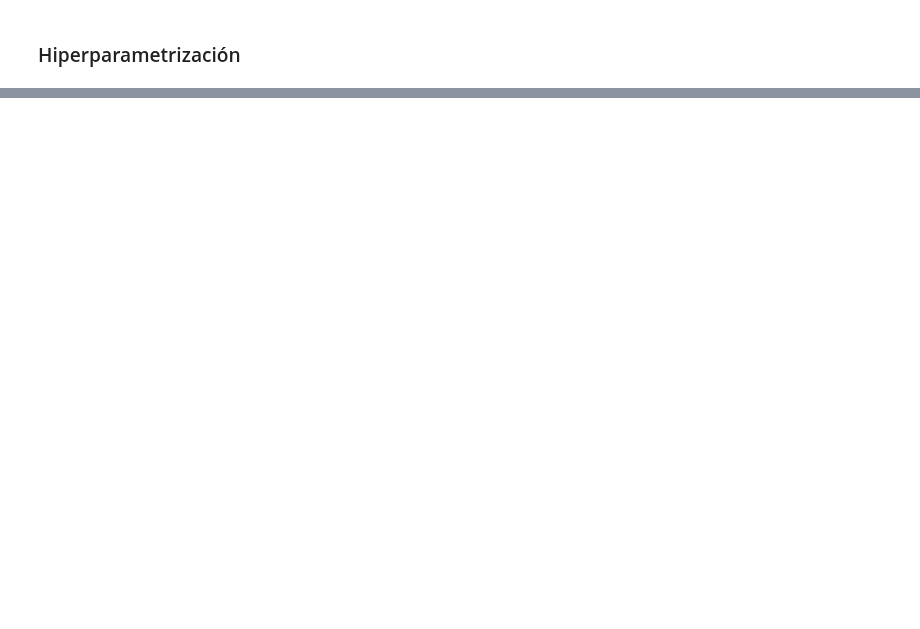
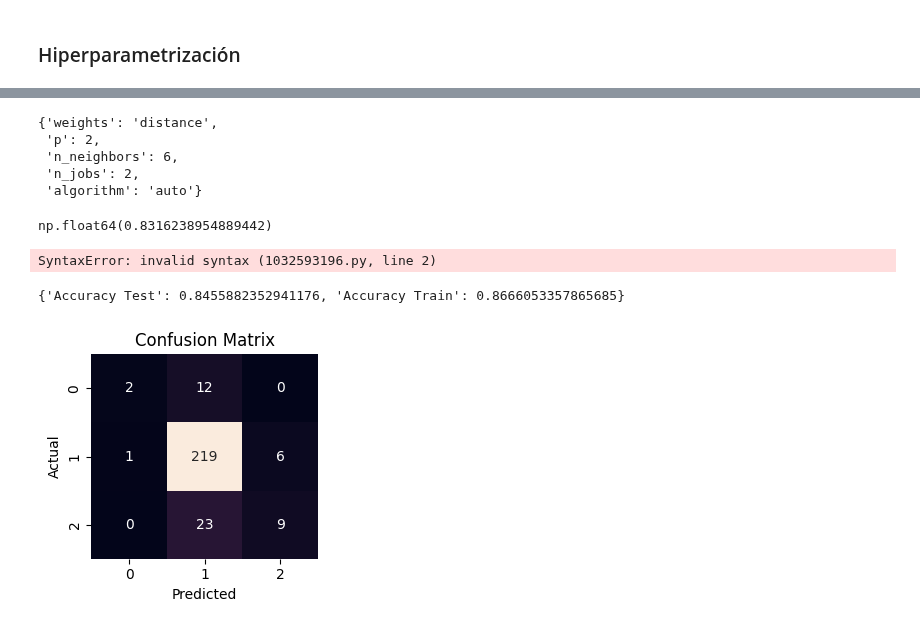
Before and after one commit to 4GeeksAcademy/sarayruiz---Machine-Learning, a Jupyter notebook: src/08-k-nearest-neighbours-winequality-red.ipynb, the cells around one changed output, grey strips where cells are left out. Drawn from its saved outputs; the diff is of its cells as text; code cells hidden in the pictures; blank space fills up the shorter version.

```diff
--- a/src/08-k-nearest-neighbours-winequality-red.ipynb
+++ b/src/08-k-nearest-neighbours-winequality-red.ipynb
@@ -209,0 +319,63 @@ hiper_params = {'n_neighbors': [11, 17, 19, 21, 23, 25, 27, 29, 31, 33, 35],
+# %%
+hiper_params = {'n_neighbors': [6],
+                'algorithm':['auto','ball_tree', 'kd_tree', 'brute'],
+                'weights': ['uniform', 'distance'],
+                'p': [1, 2],
+                'n_jobs':[2,3,4,5]}
+
+random_search = RandomizedSearchCV(estimator=model,
+                                   param_distributions=hiper_params,
+                                   n_iter=50,
+                                   cv=5,
+                                   scoring='accuracy',
+                                   random_state=42,
+                                   n_jobs=-1)
+
+random_search.fit(norm_train, y_train)
+random_search.best_params_
+# %% [output]
+{'weights': 'distance',
+ 'p': 2,
+ 'n_neighbors': 6,
+ 'n_jobs': 2,
+ 'algorithm': 'auto'}
+# %%
+random_search.best_score_
+# %% [output]
+np.float64(0.8316238954889442)
+# %%
+# Modelo
+model2 = KNeighborsClassifier('weights': 'distance','p': 2,'n_neighbors': 6,'n_jobs': 2,'algorithm': 'auto')
+
+# Entrenamiento
+model2.fit(norm_train, y_train)
+# %% [output]
+SyntaxError: invalid syntax (1032593196.py, line 2)
+# %%
+# Predicción
+y_pred_test = model2.predict(norm_test)
+y_pred_train = model2.predict(norm_train)
+# %%
+#accuracy_score
+accuracy = {'Accuracy Test': accuracy_score(y_test, y_pred_test),
+            'Accuracy Train': accuracy_score(y_train, y_pred_train)}
+accuracy
+# %% [output]
+{'Accuracy Test': 0.8455882352941176, 'Accuracy Train': 0.8666053357865685}
+# %%
+#confusion_matrix
+confusionm = confusion_matrix(y_test, y_pred_test)
+
+# Dibujaremos esta matriz para hacerla más visual
+df_confusionm = pd.DataFrame(confusionm)
+
+plt.figure(figsize=(3, 3))
+sns.heatmap(df_confusionm, annot=True, fmt="d", cbar=False)
+plt.xlabel('Predicted')
+plt.ylabel('Actual')
+plt.title('Confusion Matrix')
+
+plt.tight_layout()
+plt.show()
+# %% [output]
+[figure, added]
```
Also changed, not shown: parts of 14 cells of this notebook.
